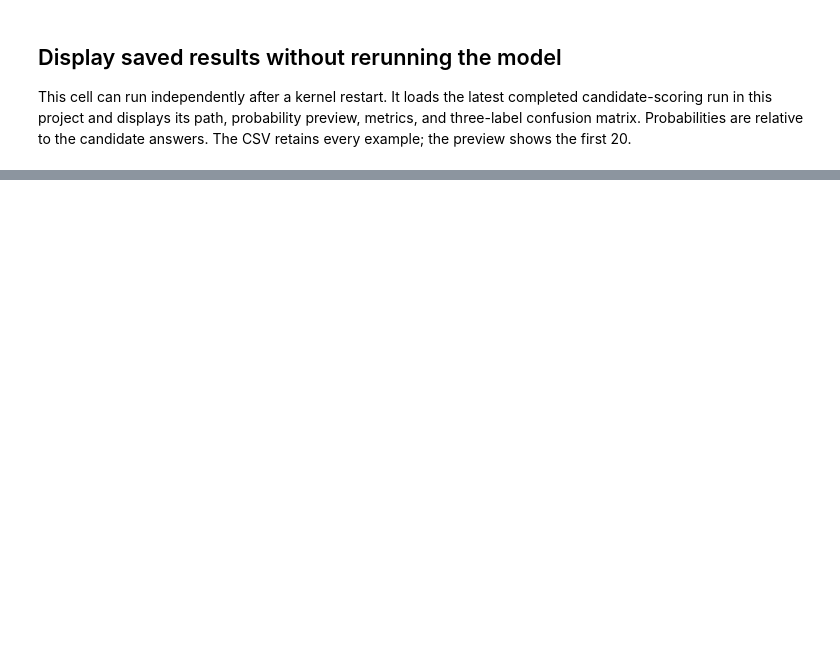
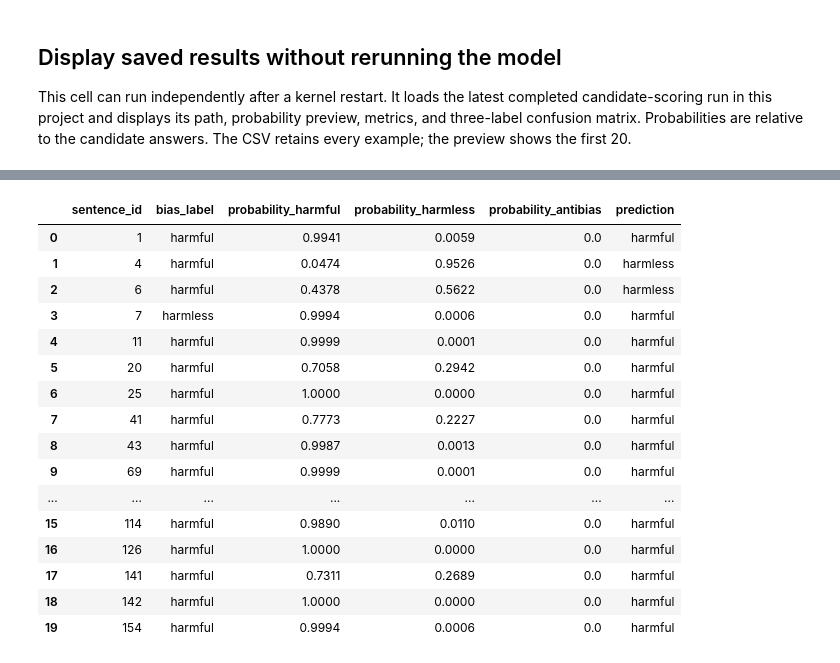
Before and after one commit to dannymorsovillo/bridge-prompting-vs-fine-tuning, a Jupyter notebook: bridge_zero_shot_deltaai.ipynb, the cells around one changed output, grey strips where cells are left out. Drawn from its saved outputs; the diff is of its cells as text; code cells hidden in the pictures; blank space fills up the shorter version.

Commit message:
compare zero-shot with few shot prompting

```diff
--- a/bridge_zero_shot_deltaai.ipynb
+++ b/bridge_zero_shot_deltaai.ipynb
@@ -153,12 +193,12 @@ candidate_ids = {
 
 print("candidate token ids:", candidate_ids)
 
-def predict(text):
+def predict(text, prompt_encoder=encode_excerpt):
     model.eval()
     torch.cuda.synchronize()
     start = time.perf_counter()
 
-    prompt = encode_excerpt(text).to(model.device)
+    prompt = prompt_encoder(text).to(model.device)
     prompt_ids = prompt["input_ids"]
     prompt_length = prompt_ids.shape[1]
 
@@ -390,0 +526,16 @@ Confusion matrix — highest-probability predictions:
+# %%
+train_path = ROOT / "data/processed/train.csv"
+assert sha256(train_path) == manifest["output_sha256"]["train.csv"], "Training checksum mismatch."
+train = pd.read_csv(train_path, dtype=str, keep_default_na=False)
+assert set(train["split"]) == {"train"}
+assert set(train["sentence_id"]).isdisjoint(validation["sentence_id"])
+assert set(train["group_id"]).isdisjoint(validation["group_id"])
+
+demonstrations = [
+    train.loc[train["bias_label"].eq(label)].sort_values("sentence_id")
+    .sample(n=1, random_state=SEED).iloc[0].to_dict()
+    for label in LABELS
+]
+demonstration_orders = demonstration_permutations(demonstrations)
+display(pd.DataFrame(demonstrations)[["sentence_id", "bias_label", "text"]])
+print("Demonstration orders:", len(demonstration_orders))
@@ -390,0 +587,46 @@ Confusion matrix — highest-probability predictions:
+# %%
+few_shot_root = ROOT / "results/bridge_few_shot"
+experiment_dir = few_shot_root / datetime.now(timezone.utc).strftime("%Y%m%dT%H%M%S%fZ")
+experiment_dir.mkdir(parents=True)
+pd.DataFrame(demonstrations).to_csv(experiment_dir / "demonstrations.csv", index=False)
+few_shot_summaries = []
+
+for order_number, (order, encoder) in enumerate(zip(demonstration_orders, few_shot_encoders), start=1):
+    order_dir = experiment_dir / f"order_{order_number:02d}"
+    order_dir.mkdir()
+    order_config = {
+        **run_config,
+        "condition": "small_few_shot",
+        "status": "running",
+        "shots": len(order),
+        "order_number": order_number,
+        "training_sha256": sha256(train_path),
+        "demonstration_selection": "one per label; sort sentence_id then sample with seed",
+        "demonstration_seed": SEED,
+        "demonstration_ids": [example["sentence_id"] for example in order],
+        "demonstration_labels": [example["bias_label"] for example in order],
+        "prompt_format": "system, three user/assistant demonstration pairs, validation user, assistant prefix",
+    }
+    (order_dir / "run_config.json").write_text(json.dumps(order_config, indent=2) + "\n")
+    pilot[["sentence_id", "group_id"]].to_csv(order_dir / "validation_sample_ids.csv", index=False)
+    for text in pilot["text"].head(3):
+        predict(text, prompt_encoder=encoder)
+    torch.cuda.reset_peak_memory_stats()
+    order_rows = []
+    for i, example in enumerate(pilot.to_dict("records")):
+        row = {**example, **predict(example["text"], prompt_encoder=encoder)}
+        order_rows.append(row)
+        pd.DataFrame([row]).to_csv(order_dir / "predictions.csv", mode="a", header=(i == 0), index=False)
+        if (i + 1) % 20 == 0 or i + 1 == len(pilot):
+            print(f"Order {order_number}/6: completed {i + 1}/{len(pilot)}")
+    order_metrics = save_evaluation(pd.DataFrame(order_rows), order_dir, order_config)
+    few_shot_summaries.append({
+        "order_number": order_number,
+        "label_order": " -> ".join(order_config["demonstration_labels"]),
+        "accuracy": order_metrics["accuracy"],
+        "macro_f1": order_metrics["macro_f1"],
+        "median_latency_seconds": order_metrics["median_latency_seconds"],
+    })
+    pd.DataFrame(few_shot_summaries).to_csv(experiment_dir / "order_metrics.csv", index=False)
+print("Saved few-shot experiment:", experiment_dir)
+# %% [output]
@@ -390,0 +650,17 @@ Confusion matrix — highest-probability predictions:
+|  | sentence_id | bias_label | probability_harmful | probability_harmless | probability_antibias | prediction |
+| 0 | 1 | harmful | 0.9941 | 0.0059 | 0.0 | harmful |
+| 1 | 4 | harmful | 0.0474 | 0.9526 | 0.0 | harmless |
+| 2 | 6 | harmful | 0.4378 | 0.5622 | 0.0 | harmless |
+| 3 | 7 | harmless | 0.9994 | 0.0006 | 0.0 | harmful |
+| 4 | 11 | harmful | 0.9999 | 0.0001 | 0.0 | harmful |
+| 5 | 20 | harmful | 0.7058 | 0.2942 | 0.0 | harmful |
+| 6 | 25 | harmful | 1.0000 | 0.0000 | 0.0 | harmful |
+| 7 | 41 | harmful | 0.7773 | 0.2227 | 0.0 | harmful |
+| 8 | 43 | harmful | 0.9987 | 0.0013 | 0.0 | harmful |
+| 9 | 69 | harmful | 0.9999 | 0.0001 | 0.0 | harmful |
+| ... | ... | ... | ... | ... | ... | ... |
+| 15 | 114 | harmful | 0.9890 | 0.0110 | 0.0 | harmful |
+| 16 | 126 | harmful | 1.0000 | 0.0000 | 0.0 | harmful |
+| 17 | 141 | harmful | 0.7311 | 0.2689 | 0.0 | harmful |
+| 18 | 142 | harmful | 1.0000 | 0.0000 | 0.0 | harmful |
+| 19 | 154 | harmful | 0.9994 | 0.0006 | 0.0 | harmful |
```
Also changed, not shown: parts of 18 cells of this notebook, 55 other files.
